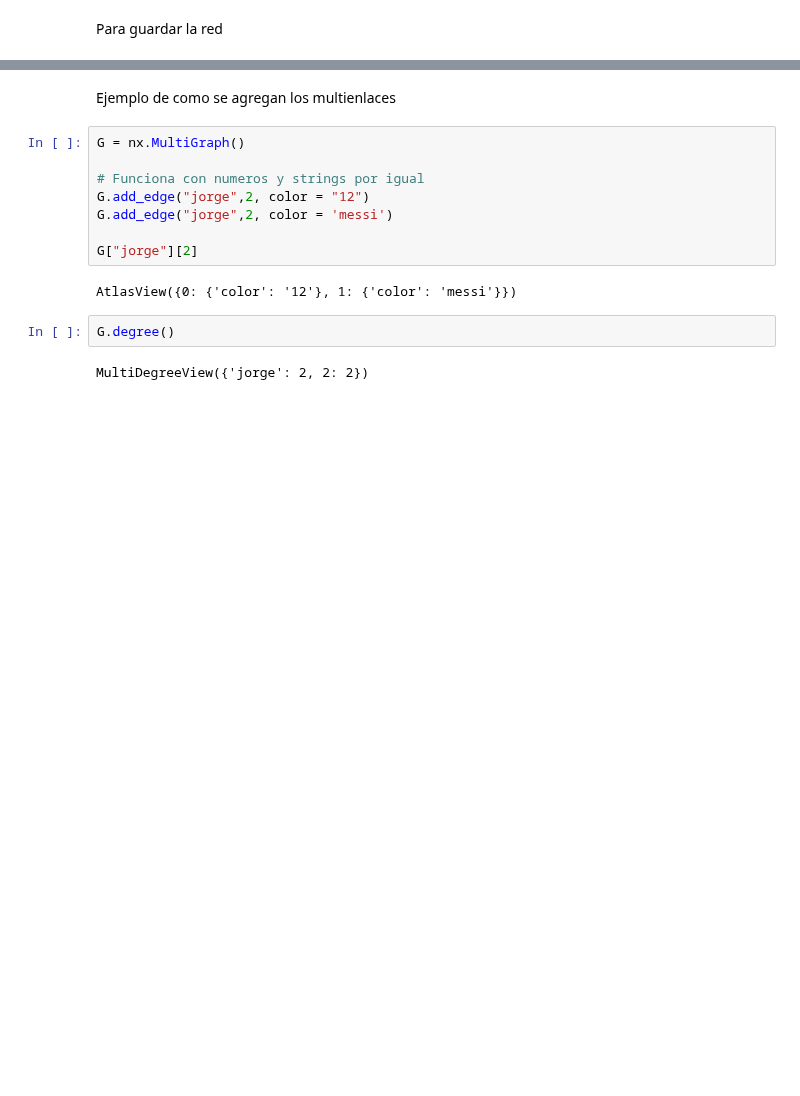
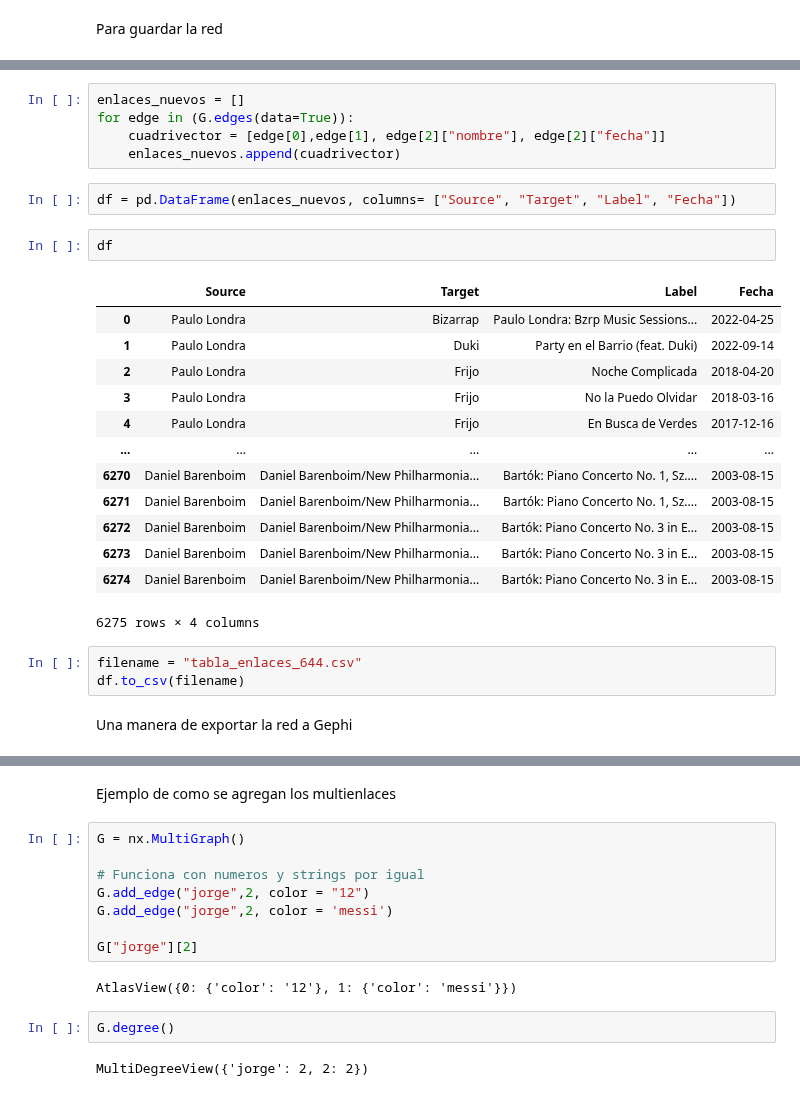
Before and after one commit to nwaehner/Redes-complejas, a Jupyter notebook: spotify_func.ipynb, the cells around one changed output, grey strips where cells are left out. Saved outputs shown, nothing was run; the diff lists cells and outputs as text; blank space fills up the shorter version.

```diff
--- a/spotify_func.ipynb
+++ b/spotify_func.ipynb
@@ -516,0 +565,28 @@ nx.write_gpickle(G, f"red_final_hasta_indice_{i}.gpickle")
+# %%
+enlaces_nuevos = []
+for edge in (G.edges(data=True)):
+    cuadrivector = [edge[0],edge[1], edge[2]["nombre"], edge[2]["fecha"]]
+    enlaces_nuevos.append(cuadrivector)
+# %%
+df = pd.DataFrame(enlaces_nuevos, columns= ["Source", "Target", "Label", "Fecha"])
+# %%
+df
+# %% [output]
+|  | Source | Target | Label | Fecha |
+| 0 | Paulo Londra | Bizarrap | Paulo Londra: Bzrp Music Sessions... | 2022-04-25 |
+| 1 | Paulo Londra | Duki | Party en el Barrio (feat. Duki) | 2022-09-14 |
+| 2 | Paulo Londra | Frijo | Noche Complicada | 2018-04-20 |
+| 3 | Paulo Londra | Frijo | No la Puedo Olvidar | 2018-03-16 |
+| 4 | Paulo Londra | Frijo | En Busca de Verdes | 2017-12-16 |
+| ... | ... | ... | ... | ... |
+| 6270 | Daniel Barenboim | Daniel Barenboim/New Philharmonia... | Bartók: Piano Concerto No. 1, Sz.... | 2003-08-15 |
+| 6271 | Daniel Barenboim | Daniel Barenboim/New Philharmonia... | Bartók: Piano Concerto No. 1, Sz.... | 2003-08-15 |
+| 6272 | Daniel Barenboim | Daniel Barenboim/New Philharmonia... | Bartók: Piano Concerto No. 3 in E... | 2003-08-15 |
+| 6273 | Daniel Barenboim | Daniel Barenboim/New Philharmonia... | Bartók: Piano Concerto No. 3 in E... | 2003-08-15 |
+| 6274 | Daniel Barenboim | Daniel Barenboim/New Philharmonia... | Bartók: Piano Concerto No. 3 in E... | 2003-08-15 |
+6275 rows × 4 columns
+# %%
+filename = "tabla_enlaces_644.csv"
+df.to_csv(filename)
+# %% [markdown]
+Una manera de exportar la red a Gephi
```
Also changed, not shown: parts of 18 cells of this notebook, 5 other files.
